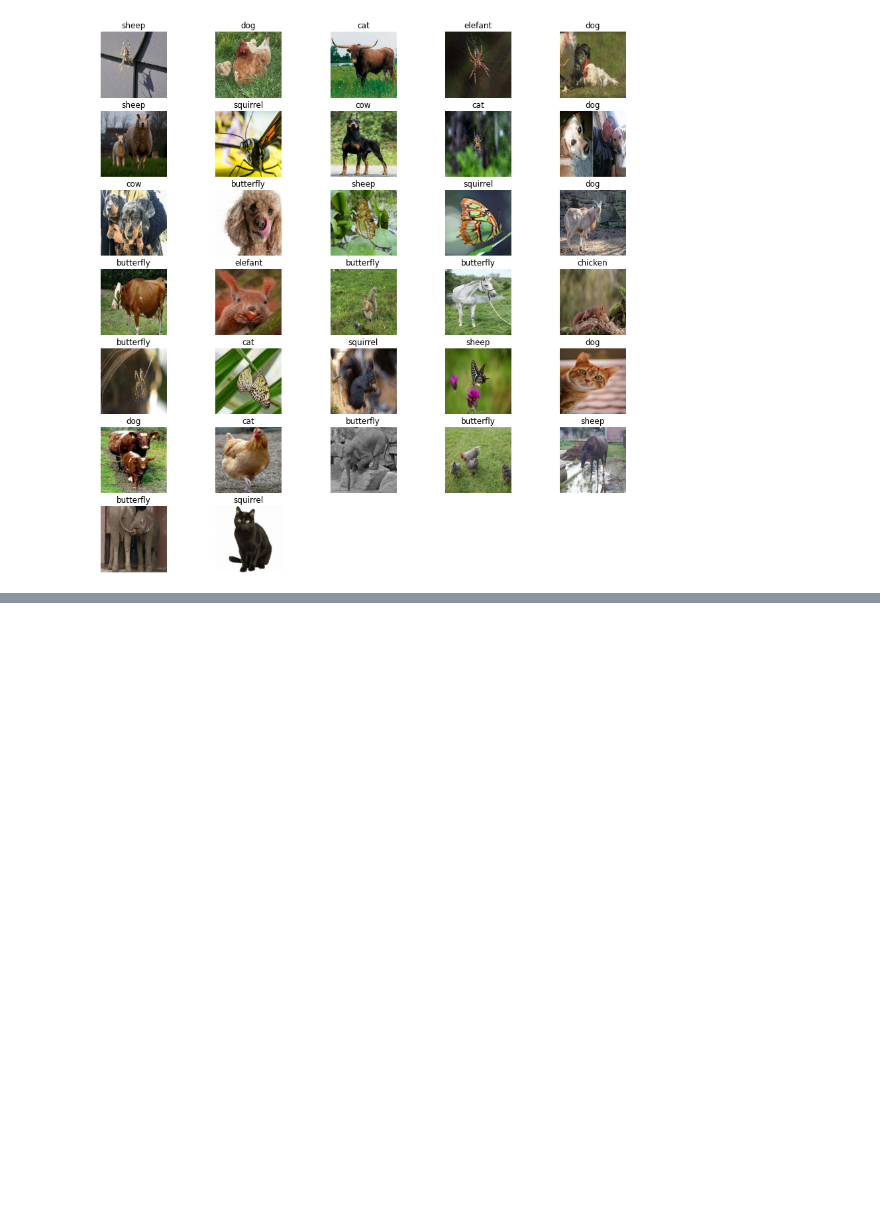
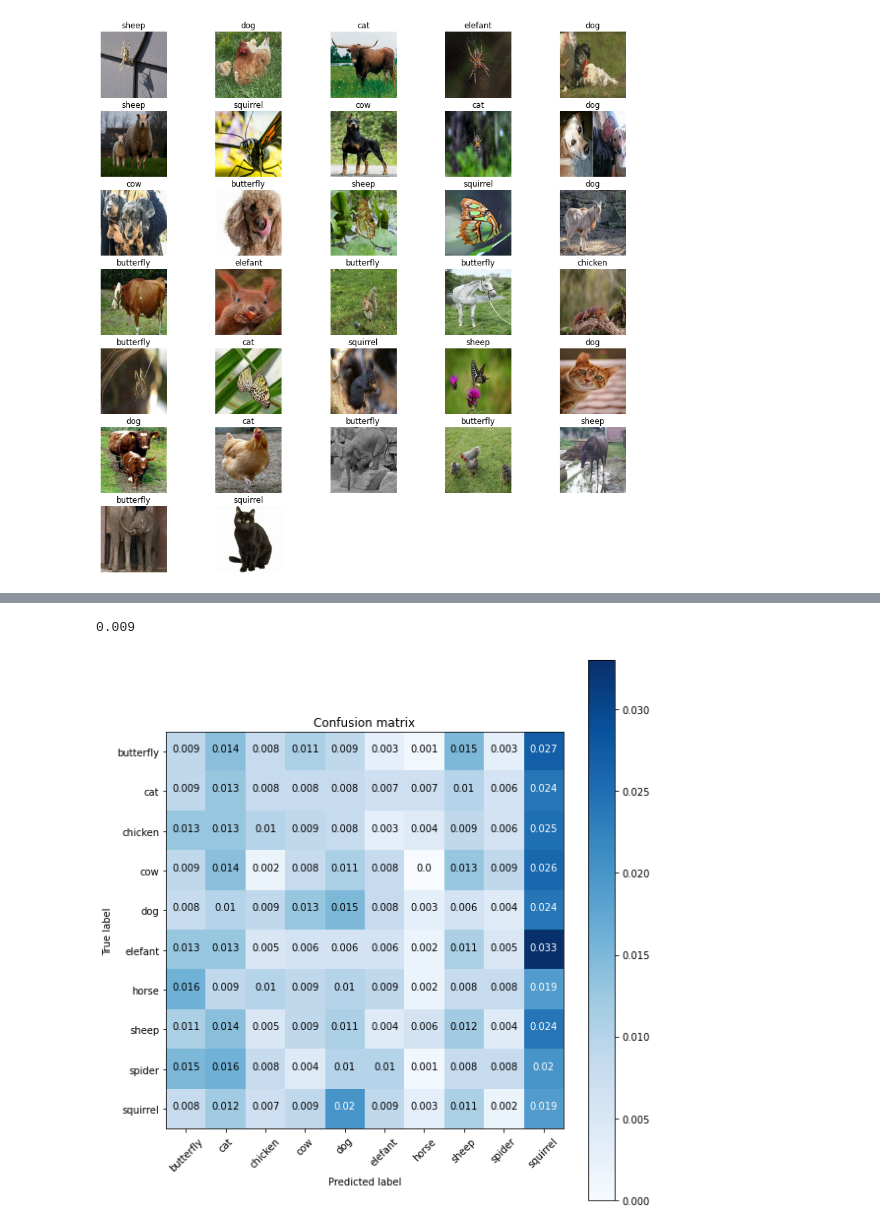
Before and after one commit to Fatfrido/AKT-Image-Classification-Blaha-Piringer-Gratzl, a Jupyter notebook: AnimalClassification.ipynb, the cells around one changed output, grey strips where cells are left out. Saved outputs shown, nothing was run; the diff lists cells and outputs as text; code cells hidden in the pictures; blank space fills up the shorter version.

Commit message:
update notebook - added confusion_matrix output

```diff
--- a/AnimalClassification.ipynb
+++ b/AnimalClassification.ipynb
@@ -194,0 +193,9 @@ for images, labels in test_ds:
+# %%
+prediction_counter = 0
+l = []
+p = []
+for images, labels in test_ds:
+    for i in range(len(labels)):
+        l.append(labels[i].numpy())
+        p.append(np.argmax(predictions[prediction_counter]))
+        prediction_counter += 1
@@ -194,0 +221,39 @@ for images, labels in test_ds:
+# %%
+cm = tf.math.confusion_matrix(l, p)
+cm = cm / 1000
+# %% [output]
+0.009
+# %%
+# https://docs.python.org/3/library/itertools.html#module-itertools
+def plot_confusion_matrix(cm, class_names):
+    """
+    Returns a matplotlib figure containing the plotted confusion matrix.
+
+    Args:
+       cm (array, shape = [n, n]): a confusion matrix of integer classes
+       class_names (array, shape = [n]): String names of the integer classes
+    """
+
+    figure = plt.figure(figsize=(8, 8))
+    plt.imshow(cm, interpolation='nearest', cmap=plt.cm.Blues)
+    plt.title("Confusion matrix")
+    plt.colorbar()
+    tick_marks = np.arange(len(class_names))
+    plt.xticks(tick_marks, class_names, rotation=45)
+    plt.yticks(tick_marks, class_names)
+
+    # Use white text if squares are dark; otherwise black.
+    threshold = np.max(cm) / 2.
+
+    for i, j in itertools.product(range(cm.shape[0]), range(cm.shape[1])):
+        color = "white" if cm[i, j] > threshold else "black"
+        plt.text(j, i, cm[i, j].numpy(), horizontalalignment="center", color=color)
+
+    plt.tight_layout()
+    plt.ylabel('True label')
+    plt.xlabel('Predicted label')
+    #return figure
+# %%
+plot_confusion_matrix(cm, class_names)
+# %% [output]
+[figure, added]
```
Also changed, not shown: parts of 3 cells of this notebook.
